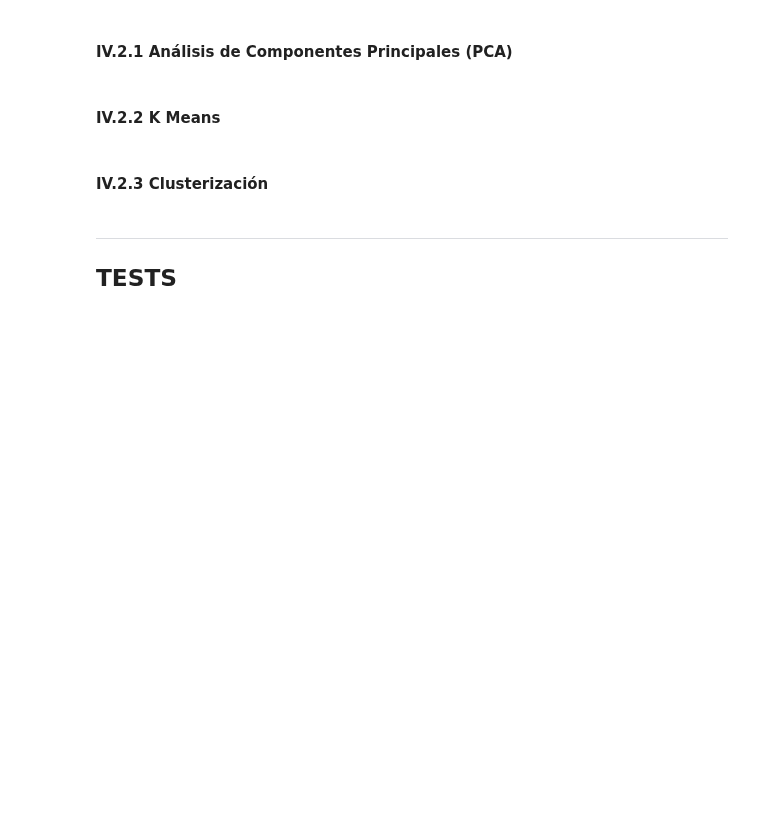
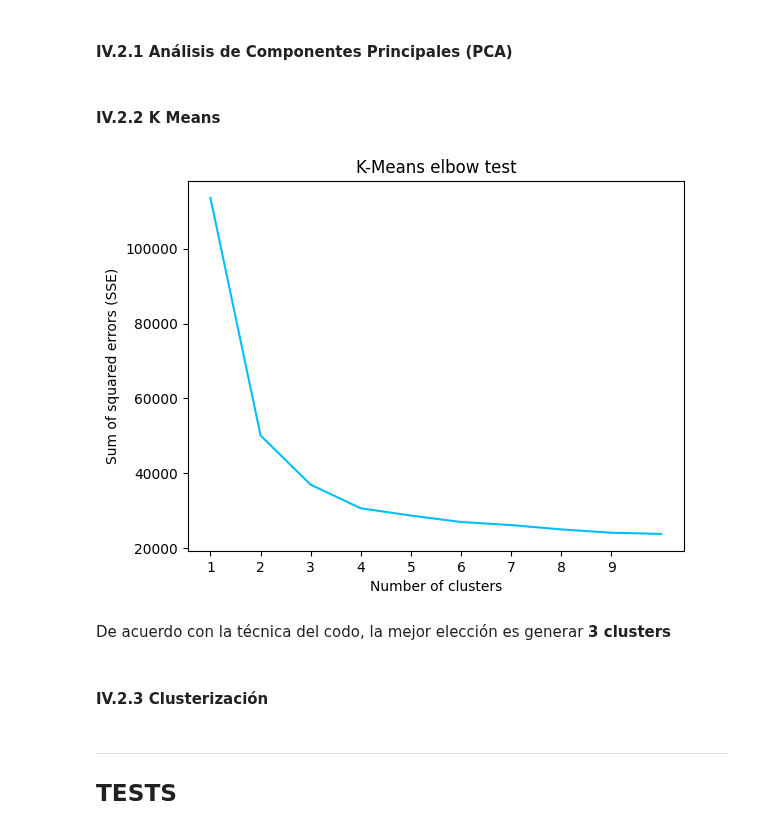
Before and after one commit to EstebanPerez25/ACD-Modelo_predictivo_de_satisfacion, a Jupyter notebook: Modelo_predictivo_de_satisfacción.ipynb, the cells around one changed output. Cells and saved outputs as stored; diff of their text form; code cells hidden in the pictures; blank space fills up the shorter version.

```diff
--- a/Modelo_predictivo_de_satisfacción.ipynb
+++ b/Modelo_predictivo_de_satisfacción.ipynb
@@ -1277,0 +1280,4 @@ Se utilzarán modelos de aprendizaje no supervisado para las siguientes tareas:
+# %%
+Xc = X.copy()
+Xc['evaluacion'] = y
+Xc.head(3)
@@ -1280,5 +1295,28 @@ Se utilzarán modelos de aprendizaje no supervisado para las siguientes tareas:
 # %% [markdown]
 #### IV.2.2 K Means
+# %%
+sse = []  # Lista de sum of squared errors
+n = 10  # Número de clusters a ser probados para elegir el mejor
+
+for i in range(n):
+    kmeans= KMeans(init='random',
+                   n_init=5,
+                   n_clusters=i+1,
+                   random_state=42)
+
+    kmeans.fit(Xc)
+    sse.append(kmeans.inertia_)
+
+plt.plot(np.array(range(n))+1,sse, color='deepskyblue');
+plt.xticks(range(1,n))
+plt.xlabel('Number of clusters')
+plt.ylabel('Sum of squared errors (SSE)')
+plt.title ('K-Means elbow test')
+plt.show()
+# %% [output]
+[figure, added]
+# %% [markdown]
+De acuerdo con la técnica del codo, la mejor elección es generar **3 clusters**
 # %% [markdown]
 #### IV.2.3 Clusterización
 # %% [markdown]
```
Also changed, not shown: parts of 3 cells of this notebook.
